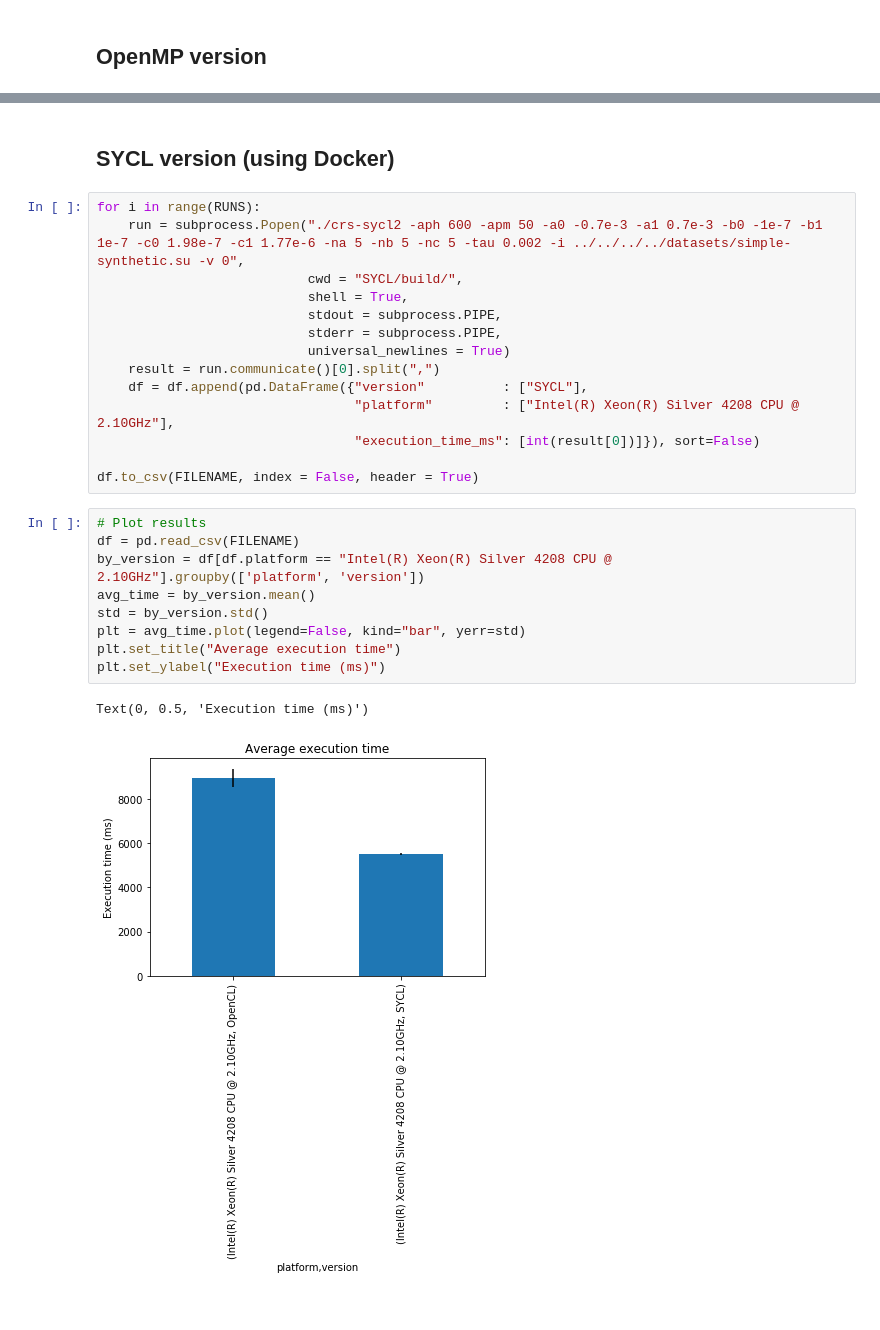
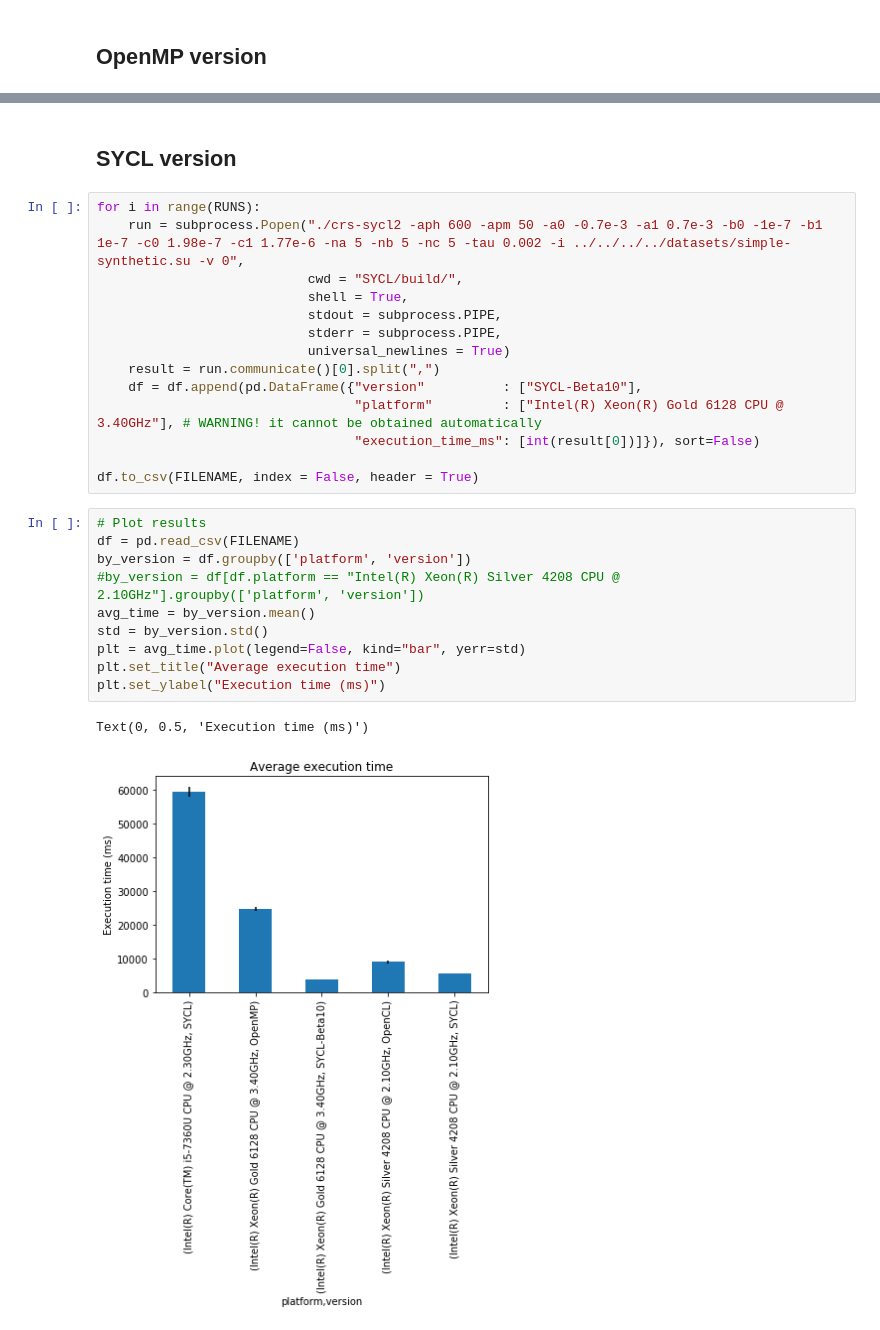
Before and after one commit to menotti/oil_gas_fpga, a Jupyter notebook: apps/CRS/CRS.ipynb, the cells around one changed output, grey strips where cells are left out. Drawn from its saved outputs; the diff is of its cells as text.

```diff
--- a/apps/CRS/CRS.ipynb
+++ b/apps/CRS/CRS.ipynb
@@ -127,7 +150,7 @@ for i in range(RUNS):
 
 df.to_csv(FILENAME, index = False, header = True)
 # %% [markdown]
-## SYCL version (using Docker)
+## SYCL version
 # %%
 for i in range(RUNS):
     run = subprocess.Popen("./crs-sycl2 -aph 600 -apm 50 -a0 -0.7e-3 -a1 0.7e-3 -b0 -1e-7 -b1 1e-7 -c0 1.98e-7 -c1 1.77e-6 -na 5 -nb 5 -nc 5 -tau 0.002 -i ../../../../datasets/simple-synthetic.su -v 0",
@@ -137,20 +160,21 @@ for i in range(RUNS):
                            stderr = subprocess.PIPE,
                            universal_newlines = True)
     result = run.communicate()[0].split(",")
-    df = df.append(pd.DataFrame({"version"          : ["SYCL"],
-                                 "platform"         : ["Intel(R) Xeon(R) Silver 4208 CPU @ 2.10GHz"],
+    df = df.append(pd.DataFrame({"version"          : ["SYCL-Beta10"],
+                                 "platform"         : ["Intel(R) Xeon(R) Gold 6128 CPU @ 3.40GHz"], # WARNING! it cannot be obtained automatically
                                  "execution_time_ms": [int(result[0])]}), sort=False)
 
 df.to_csv(FILENAME, index = False, header = True)
 # %%
 # Plot results
 df = pd.read_csv(FILENAME)
-by_version = df[df.platform == "Intel(R) Xeon(R) Silver 4208 CPU @ 2.10GHz"].groupby(['platform', 'version'])
+by_version = df.groupby(['platform', 'version'])
+#by_version = df[df.platform == "Intel(R) Xeon(R) Silver 4208 CPU @ 2.10GHz"].groupby(['platform', 'version'])
 avg_time = by_version.mean()
 std = by_version.std()
 plt = avg_time.plot(legend=False, kind="bar", yerr=std)
 plt.set_title("Average execution time")
 plt.set_ylabel("Execution time (ms)")
 # %% [output]
 Text(0, 0.5, 'Execution time (ms)')
-[figure, old version]
+[figure, new version]
```
Also changed, not shown: parts of 5 cells of this notebook, 4 other files.
